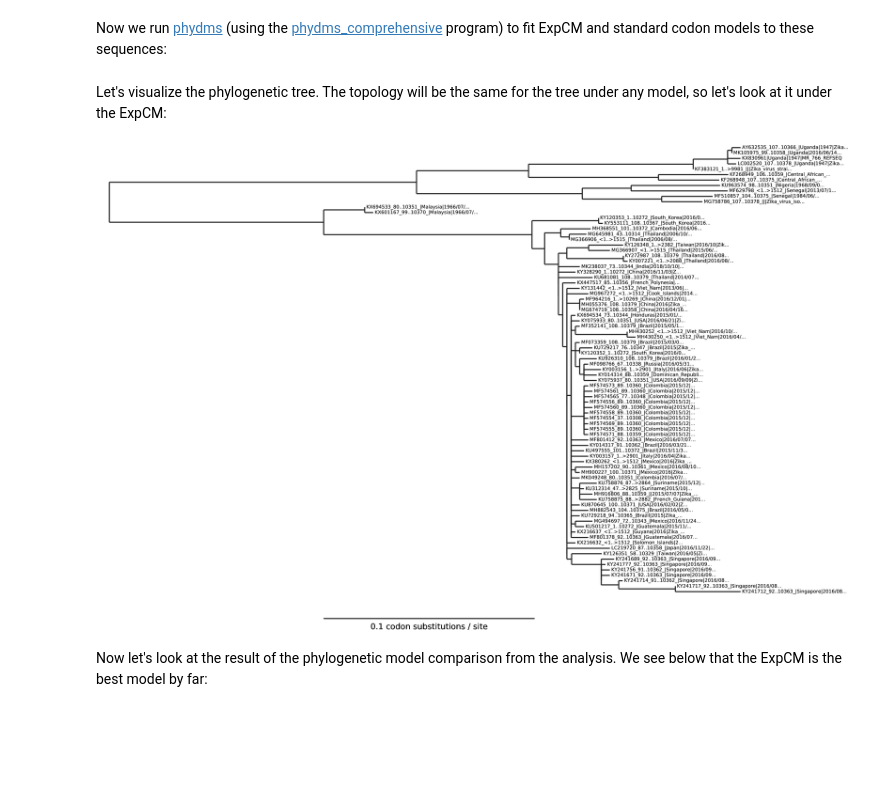
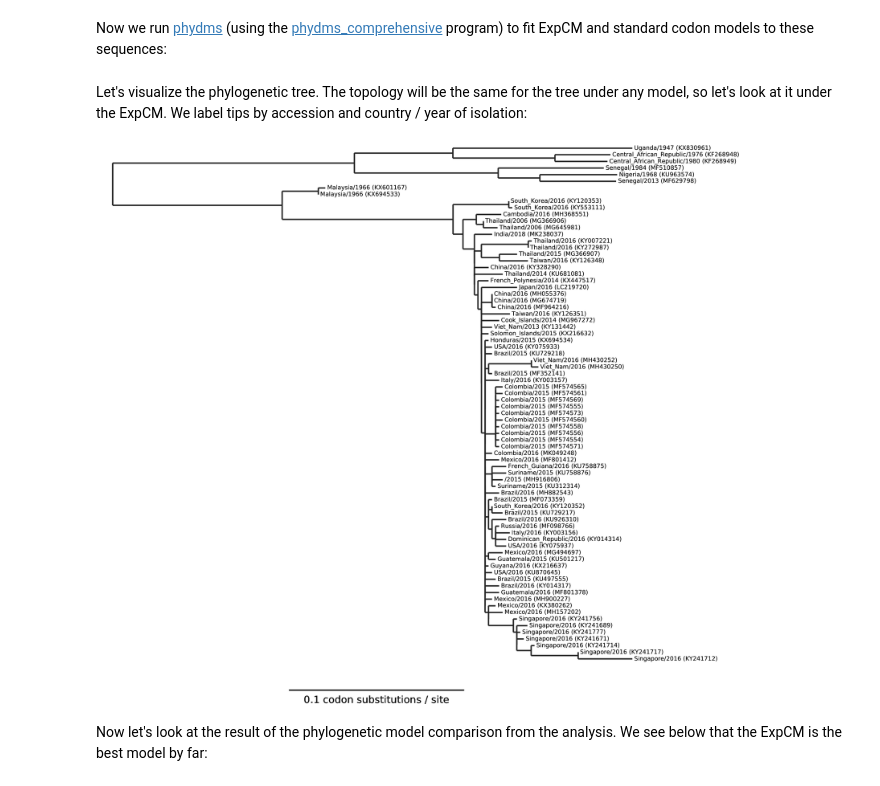
Before and after one commit to jbloomlab/ZIKV_DMS_with_EvansLab, a Jupyter notebook: analysis_notebook.ipynb, the cells around one changed output. Drawn from its saved outputs; the diff is of its cells as text; code cells hidden in the pictures; blank space fills up the shorter version.

```diff
--- a/analysis_notebook.ipynb
+++ b/analysis_notebook.ipynb
@@ -396,46 +401,55 @@ if not os.path.isfile(modelcomparisonfile) or use_existing != 'yes':
     assert os.path.isfile(modelcomparisonfile)
 # %% [markdown]
 Let's visualize the phylogenetic tree.
-The topology will be the same for the tree under any model, so let's look at it under the ExpCM:
+The topology will be the same for the tree under any model, so let's look at it under the ExpCM.
+We label tips by accession and country / year of isolation:
 # %%
 treefile = os.path.join(phylodir, 'phydms_ExpCM_prefs_tree.newick')
+
 treefigfile = os.path.join(phylodir, 'tree.pdf')
 
 # read tree
 tree = Bio.Phylo.read(treefile, 'newick')
 tree.root_at_midpoint()
 
+# rename tips
+for tip in tree.get_terminals():
+    acc = tip.name.split('_')[0].split('|')[0]
+    loc = tip.name.split('|')[1]
+    year = tip.name.split('|')[2].split('/')[0]
+    tip.name = f"{loc}/{year} ({acc})"
+
 # plot and format tree
 Bio.Phylo.draw(tree,
                do_show=False)
 treefig = plt.gcf()
-treefig.set_size_inches(25, 15)
+treefig.set_size_inches(17, 14)
 ax = treefig.axes[0]
 ax.axis('off')
 
 # add scale bar
 (x0, x1, y0, y1) = plt.axis()
 xstart = x0 + 0.3 * (x1 - x0)
 barlen = 0.1
 yline = y0 - 0.05 * (y1 - y0)
 ytext = yline - 0.01 * (y1 - y0)
 ax.set_ylim(ytext, y1)
 plt.plot([xstart, xstart + barlen], [yline, yline], color='black',
-          linestyle='-', linewidth=2)
+         linestyle='-', linewidth=2)
 plt.text(xstart + barlen / 2., ytext,
          f'{barlen} codon substitutions / site',
          horizontalalignment='center',
          verticalalignment='top',
          color='black',
          fontsize=17)
 
 treefig.tight_layout()
 treefig.savefig(treefigfile)
 plt.close()
 
 showPDF(treefigfile)
 # %% [output]
-[figure, old version]
+[figure, new version]
 # %% [markdown]
 Now let's look at the result of the phylogenetic model comparison from the analysis.
 We see below that the ExpCM is the best model by far:
```
Also changed, not shown: parts of 36 cells of this notebook, 43 other files.
